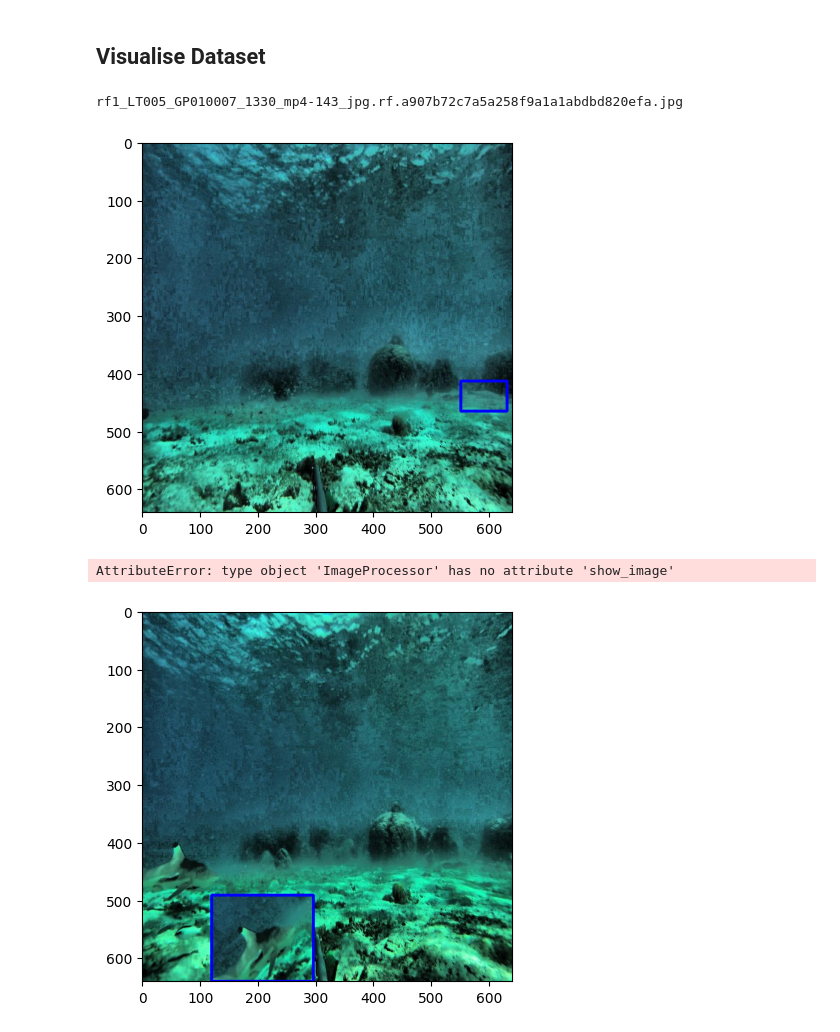
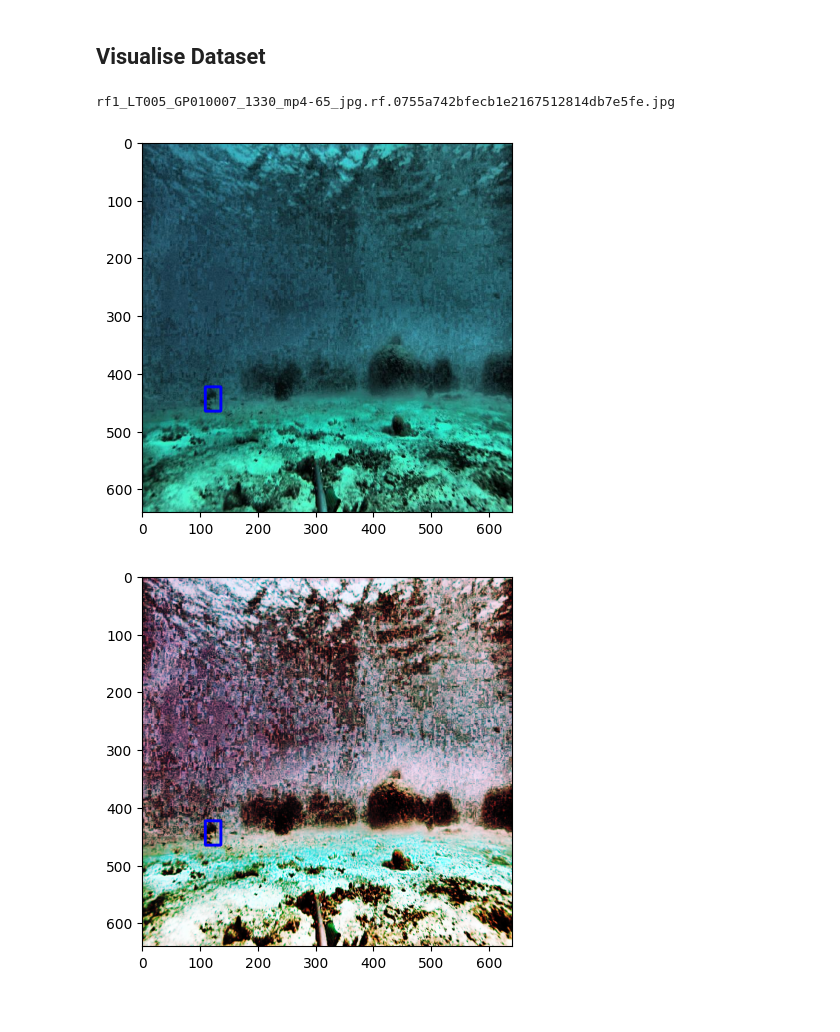
Before and after one commit to filippovarini/SharkTrack-Dev, a Jupyter notebook: model_development/experiment_utils.ipynb, the cells around one changed output. Saved outputs shown, nothing was run; the diff lists cells and outputs as text; code cells hidden in the pictures.

Commit message:
visualise augmentations

```diff
--- a/model_development/experiment_utils.ipynb
+++ b/model_development/experiment_utils.ipynb
@@ -47,31 +47,21 @@ training_data = {
                 "Crop",
                 "Bbox-rotate",
                 "Cutout"
+
             ]
         }
+data_dir = "/vol/biomedic3/bglocker/ugproj2324/fv220/datasets/images_raw/"
+dataset = CustomDataset(training_data["dataset_name"], data_dir, training_data["datasets"], training_data["augmentations"], img_size=640)
-# %%
-data_dir = "/vol/biomedic3/bglocker/ugproj2324/fv220/datasets/images_raw/"
-dataset = CustomDataset(training_data["dataset_name"], data_dir, training_data["datasets"], training_data["augmentations"])
-# %%
-dataset.plot_single_image(10)
-# %% [output]
-rf1_LT005_GP010007_1330_mp4-143_jpg.rf.a907b72c7a5a258f9a1a1abdbd820efa.jpg
-[figure, removed]
 # %%
 import matplotlib.pyplot as plt
 from data.image_processor import ImageProcessor
 import cv2
-anno = dataset[1]
+dataset.plot_single_image(10)
+anno = dataset[10]
 image = anno["image"]
 bboxes = anno["bboxes"]
-img = ImageProcessor.draw_rect(image, bboxes)
-ImageProcessor.show_image(img)
+img = ImageProcessor.draw_rect(image, bboxes, show=True)
 # %% [output]
-AttributeError: type object 'ImageProcessor' has no attribute 'show_image'
+rf1_LT005_GP010007_1330_mp4-65_jpg.rf.0755a742bfecb1e2167512814db7e5fe.jpg
+[figure, added]
+[figure, added]
-# %%
-
-img_rgb = cv2.cvtColor(img, cv2.COLOR_BGR2RGB)
-plt.imshow(img_rgb)
-plt.show()
-# %% [output]
-[figure, removed]
```
Also changed, not shown: parts of 1 cell of this notebook, 3 other files.
